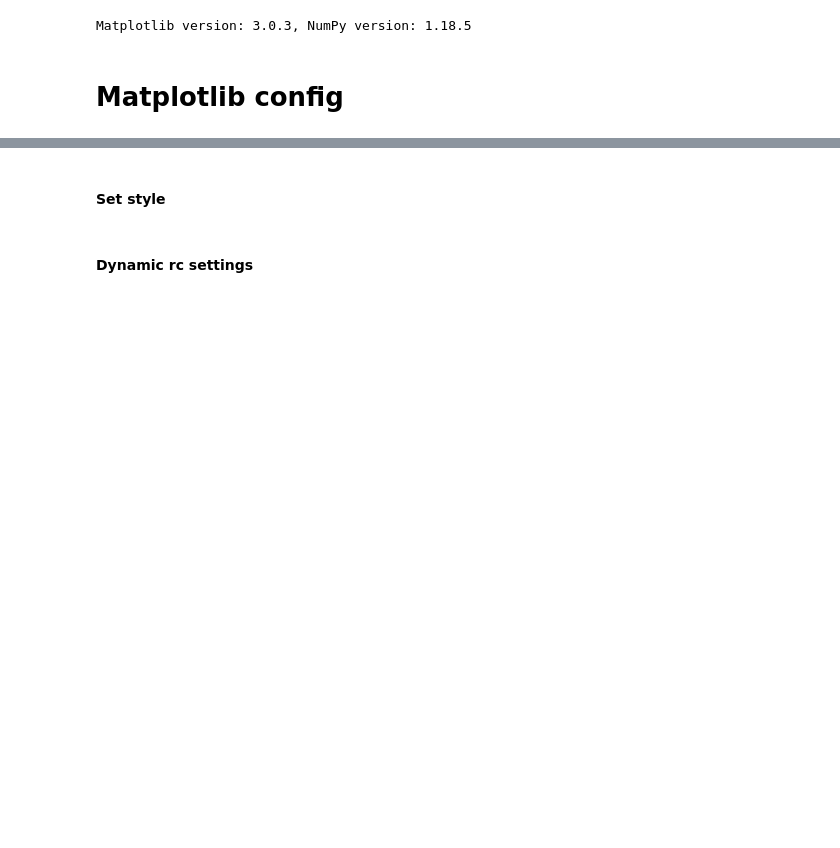
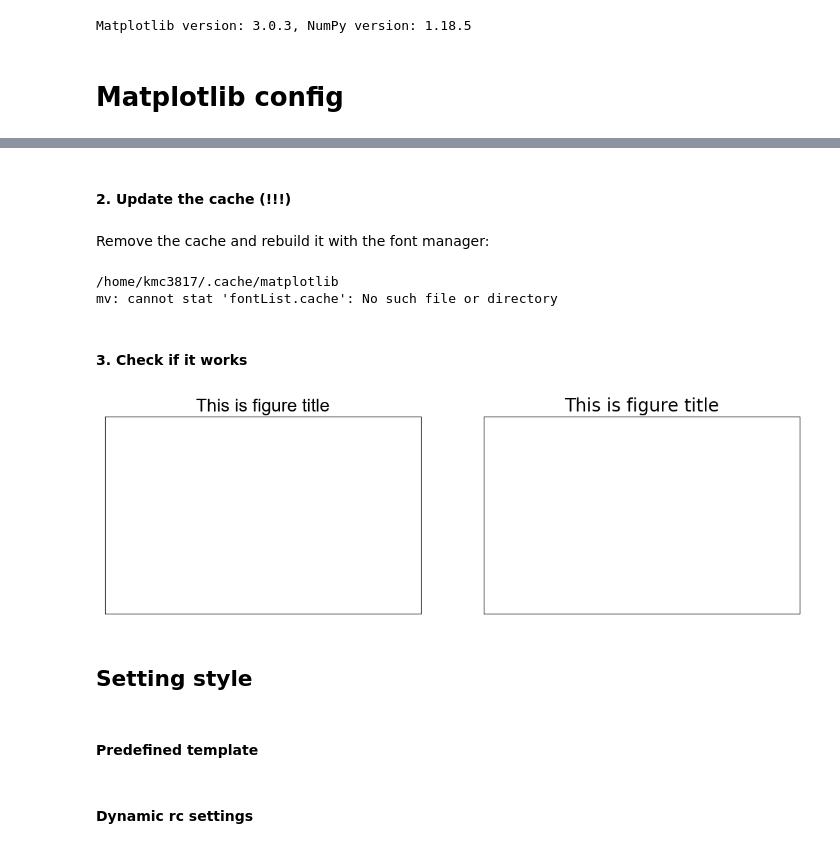
Before and after one commit to kmch/ploTea, a Jupyter notebook: notebooks/matplotlib2d.ipynb, the cells around one changed output, grey strips where cells are left out. Drawn from its saved outputs; the diff is of its cells as text; code cells hidden in the pictures; blank space fills up the shorter version.

```diff
--- a/notebooks/matplotlib2d.ipynb
+++ b/notebooks/matplotlib2d.ipynb
@@ -16,5 +141,38 @@ mpl.get_configdir()
+# %% [markdown]
+#### 2. Update the cache (!!!)
+# %% [markdown]
+Remove the cache and rebuild it with the font manager:
+# %%
+import matplotlib as mpl
+import matplotlib.font_manager as fm
+import matplotlib.pyplot as plt
+cache_dir = mpl.get_cachedir()
+!cd {cache_dir}; pwd; mv fontList.cache fontList.cache_bckp
+fm._rebuild()
+# %% [output]
+/home/kmc3817/.cache/matplotlib
+mv: cannot stat 'fontList.cache': No such file or directory
+# %% [markdown]
+#### 3. Check if it works
+# %%
+# test
+kw = dict(label='This is figure title', fontsize =20)
+plt.figure(figsize=[14,4])
+plt.subplot(121)
+plt.gca().set_title(fontname="Arial", **kw)
+plt.xticks([])
+plt.yticks([])
+plt.subplot(122)
+plt.gca().set_title(fontname="Dejavu Sans", **kw)
+plt.xticks([])
+plt.yticks([])
+plt.show()
+# %% [output]
+[figure, added]
 # %% [markdown]
-#### Set style
+## Setting style
+# %% [markdown]
+#### Predefined template
 # %%
 plt.style.reload_library()
 plt.style.use(['default']) # right overwrites left wherever they overlap
```
Also changed, not shown: parts of 41 cells of this notebook, 9 other files.
